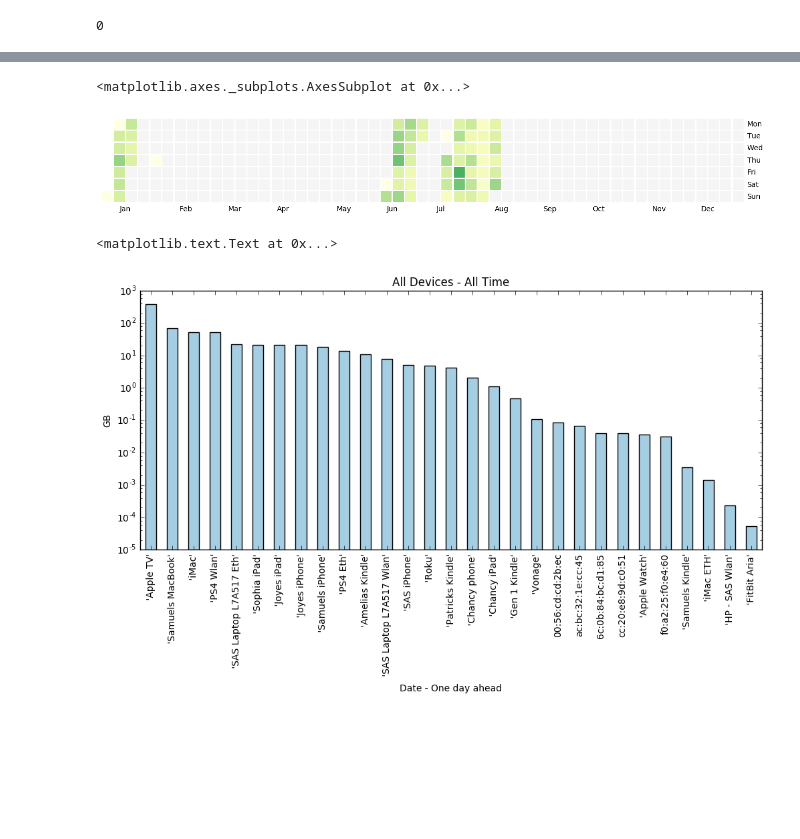
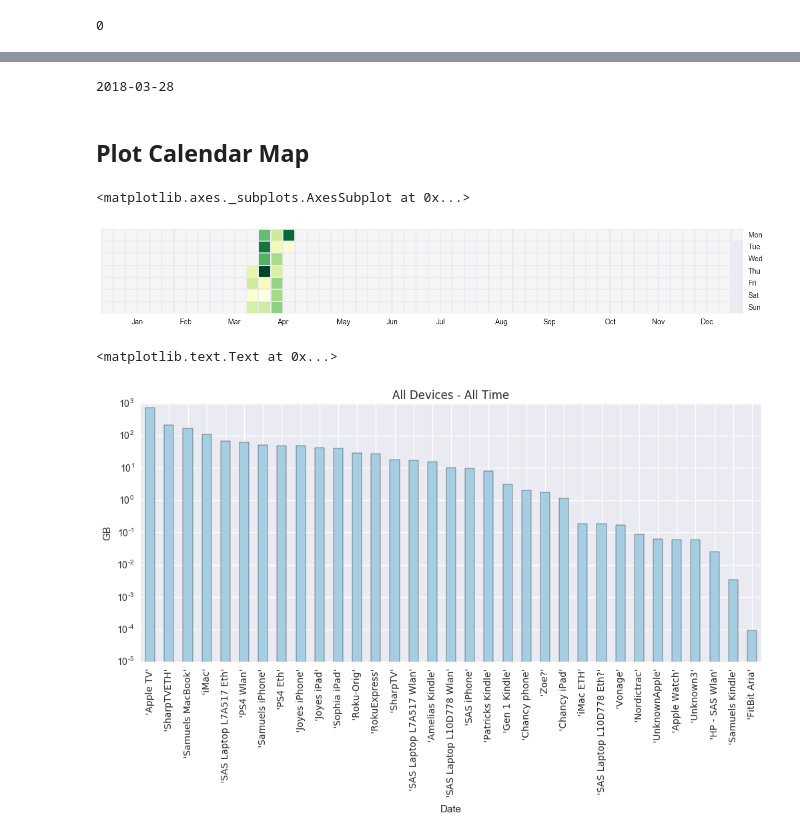
Before and after one commit to scoyote/Router-Tools, a Jupyter notebook: Parse Dailyfile.ipynb, the cells around one changed output, grey strips where cells are left out. Drawn from its saved outputs; the diff is of its cells as text; code cells hidden in the pictures; blank space fills up the shorter version.

```diff
--- a/Parse Dailyfile.ipynb
+++ b/Parse Dailyfile.ipynb
@@ -58,3 +63,4 @@ dailyfiles = []
 for (dirpath, dirnames, filenames) in walk(dailypath):
     dailyfiles.extend(filenames)
     break
+macdf['MAC'] = macdf[str.lower('mac')]
@@ -61,21 +103,17 @@ for (dirpath, dirnames, filenames) in walk(dailypath):
 # %%
-cutoff = 1.5
-idx = 0
-for f in dailyfiles:
-    #print(idx)
-    if f[-3:] == 'dat':
-        df = pd.read_csv(dailypath+f, names = ['Device','PostIN KB','PostOut KB','PreIn KB','PreOut KB','LastSeen'])
-        df['dtstamp'] = np.repeat(dt.date(int(f[6:10]),int(f[10:12]),int(f[12:14])),len(df))
-        df['idx'] = idx
-        if idx == 0:
-            finaldf = df.copy()
-        else:
-            finaldf = pd.concat([finaldf,df])
-        idx += 1
 #calculate the totalGB column. This is approximate but very close...
 finaldf['totalGB'] = (finaldf['PostIN KB'] + finaldf['PostOut KB'])/1e6
+finaldf['dtstamp'] = finaldf['LastSeen'].dt.date
+finaldf['hour'] = finaldf['LastSeen'].dt.hour
+finaldf['year'] = finaldf['LastSeen'].dt.year
+finaldf['day'] = finaldf['LastSeen'].dt.day
+finaldf['month'] = finaldf['LastSeen'].dt.month
 #join with devicenames
-finaldf = finaldf.merge(macdf, left_on='Device', right_on='mac', how='left')
+finaldf = finaldf.merge(macdf, left_on='MAC', right_on='MAC', how='left')
+
 #Make sure unknown devices are not ignored in the groupby by replacing the null devicename with
 # the mac address
-finaldf.devicename.fillna(finaldf.Device, inplace=True)
+# finaldf.devicename.fillna(finaldf['MAC'], inplace=True)
+# %%
+finaldf = finaldf[['MAC','LastSeen','dtstamp','year','month','day','hour','totalGB','devicename']]
+finaldf
@@ -82,24 +145,25 @@ finaldf.devicename.fillna(finaldf.Device, inplace=True)
 # %%
 # create summaries
-Alltotal = finaldf.groupby(['Device','devicename'])['totalGB'].sum()
-
+Alltotal = finaldf.groupby(['MAC','devicename'])['totalGB'].sum()
+all_final = finaldf
 devicetotal = finaldf.groupby(['devicename'])['totalGB'].sum()
 dailytotal = finaldf.groupby(['dtstamp'])['totalGB'].sum()
 smalldaily = finaldf[finaldf.totalGB < cutoff].groupby(['dtstamp','devicename'])['totalGB'].sum()
 
-# make the devicenames "other" when the gb is < 1
-finaldf.loc[finaldf['totalGB'] < cutoff, 'devicename'] = 'Other'
-devicedaily = finaldf.groupby(['dtstamp','devicename'])['totalGB'].sum()
+if datetime.datetime.now().month == 1:
+    lastK = datetime.date(datetime.datetime.now().year-1, 12 , 28)
+else:
+    lastK = datetime.date(datetime.datetime.now().year,datetime.datetime.now().month -1 , 28)
+print(lastK)
+recent_df = finaldf[finaldf['LastSeen']>=lastK]
+# %% [output]
+2018-03-28
+# %% [markdown]
+## Plot Calendar Map
 # %%
 dailytotal.index = pd.to_datetime(dailytotal.index)
-
 plt.rcParams['figure.figsize'] = 16, 8
-
-#calmap has a futurewarning.
-import warnings
-warnings.simplefilter(action='ignore', category=FutureWarning)
-
-calmap.yearplot(data=dailytotal,year=2017,cmap='YlGn')
+calmap.yearplot(data=dailytotal,year=2018,cmap='YlGn')
 # %% [output]
 <matplotlib.axes._subplots.AxesSubplot at 0x...>
-[figure, old version]
+[figure, new version]
@@ -106,11 +172,10 @@ calmap.yearplot(data=dailytotal,year=2017,cmap='YlGn')
 # %%
-#df0 = devicetotal.unstack('devicename').fillna(0)
 pp0 = devicetotal.sort_values(ascending=False).plot(kind='bar',stacked=False, colormap='Paired',figsize=(12, 5),logy=True)
-pp0.set_xlabel('Date - One day ahead')
+pp0.set_xlabel('Date')
 pp0.set_ylabel('GB')
 pp0.set_title("All Devices - All Time")
 # %% [output]
 <matplotlib.text.Text at 0x...>
-[figure, old version]
+[figure, new version]
 # %%
 #df0 = devicetotal.unstack('devicename').fillna(0)
```
Also changed, not shown: parts of 13 cells of this notebook.
